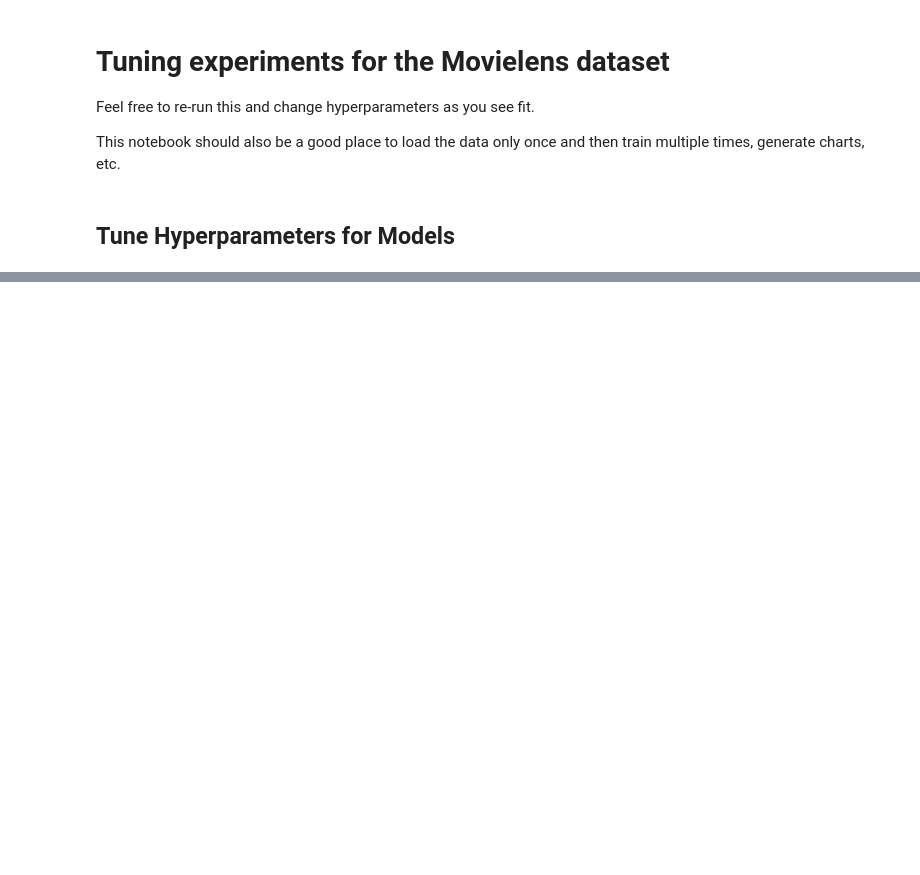
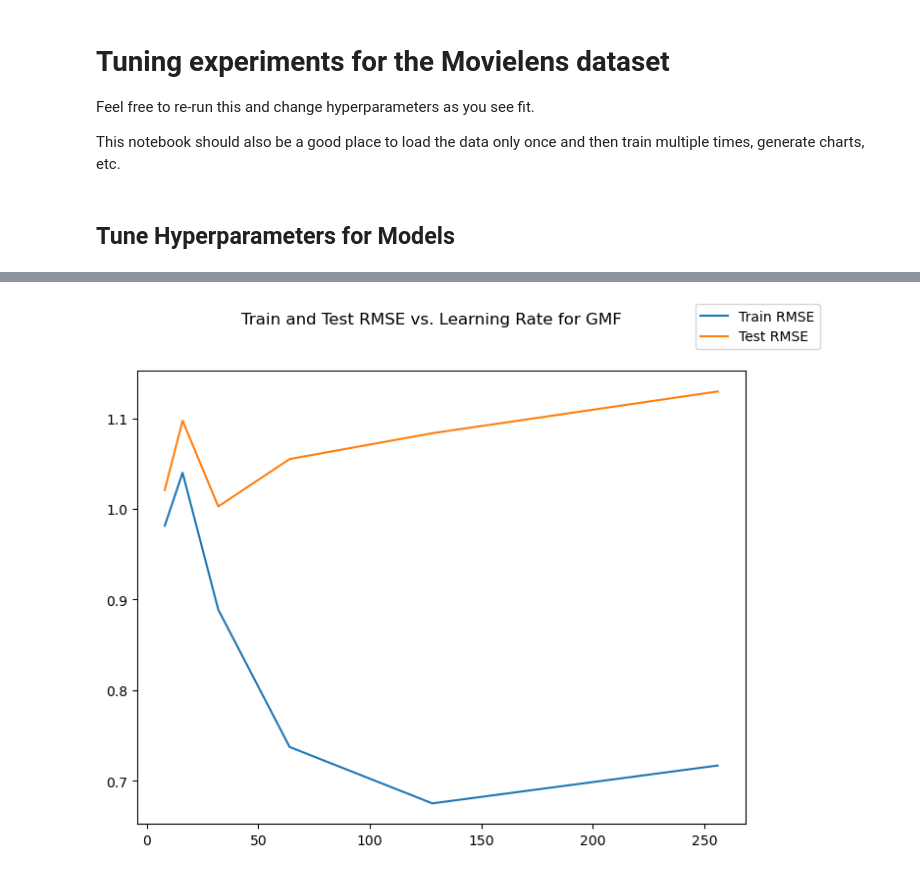
Before and after one commit to treeahsee/Neural_Collab_Filter, a Jupyter notebook: tuning_experiments.ipynb, the cells around one changed output, grey strips where cells are left out. Cells and saved outputs as stored; diff of their text form; code cells hidden in the pictures; blank space fills up the shorter version.

```diff
--- a/tuning_experiments.ipynb
+++ b/tuning_experiments.ipynb
@@ -29,12 +31,13 @@ epochs = 5
 batch_size = 1024
 latent_dims = 16
 alpha: 0.5
+loss = nn.MSELoss()
 # %%
 device = torch.device("cuda" if torch.cuda.is_available() else "cpu")
 # %%
 # Load the data
 dataset = '100k'
-data, num_users, num_items = load_data(dataset)
+data, num_users, num_items = load_data(dataset, rescale_data=True)
 train, test = train_test_split(data)
 # %%
 train = MovielensDataset(users=train['user_id'], movies=train['movie_id'], ratings = train['rating'])
@@ -170,0 +210,4 @@ Best RMSE: 0.16941159548827675
+# %%
+plot_learning_curve(gmf_dim_history, gmf_dim_curves, "Train and Test RMSE vs. Learning Rate for GMF")
+# %% [output]
+[figure, added]
```
Also changed, not shown: parts of 8 cells of this notebook.
